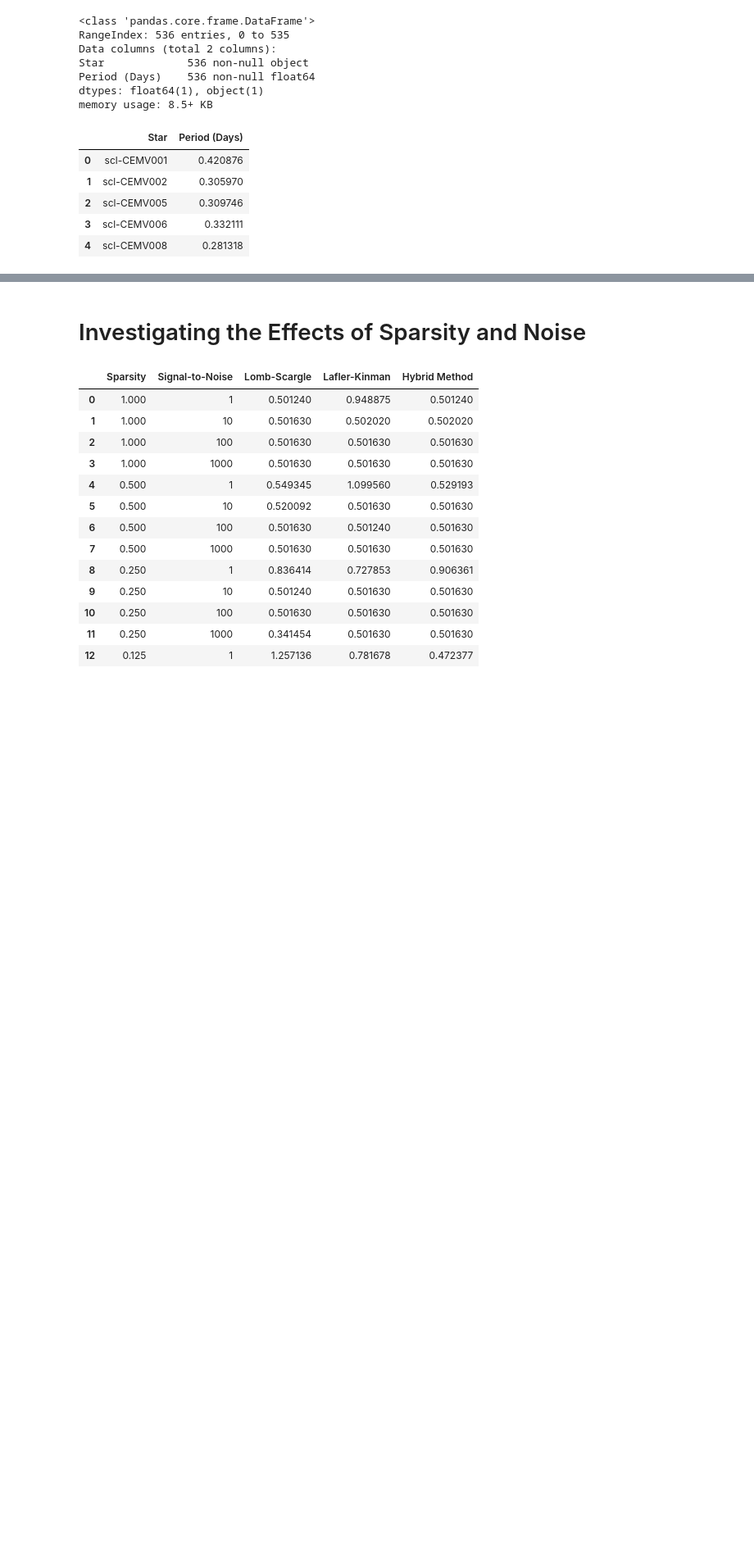
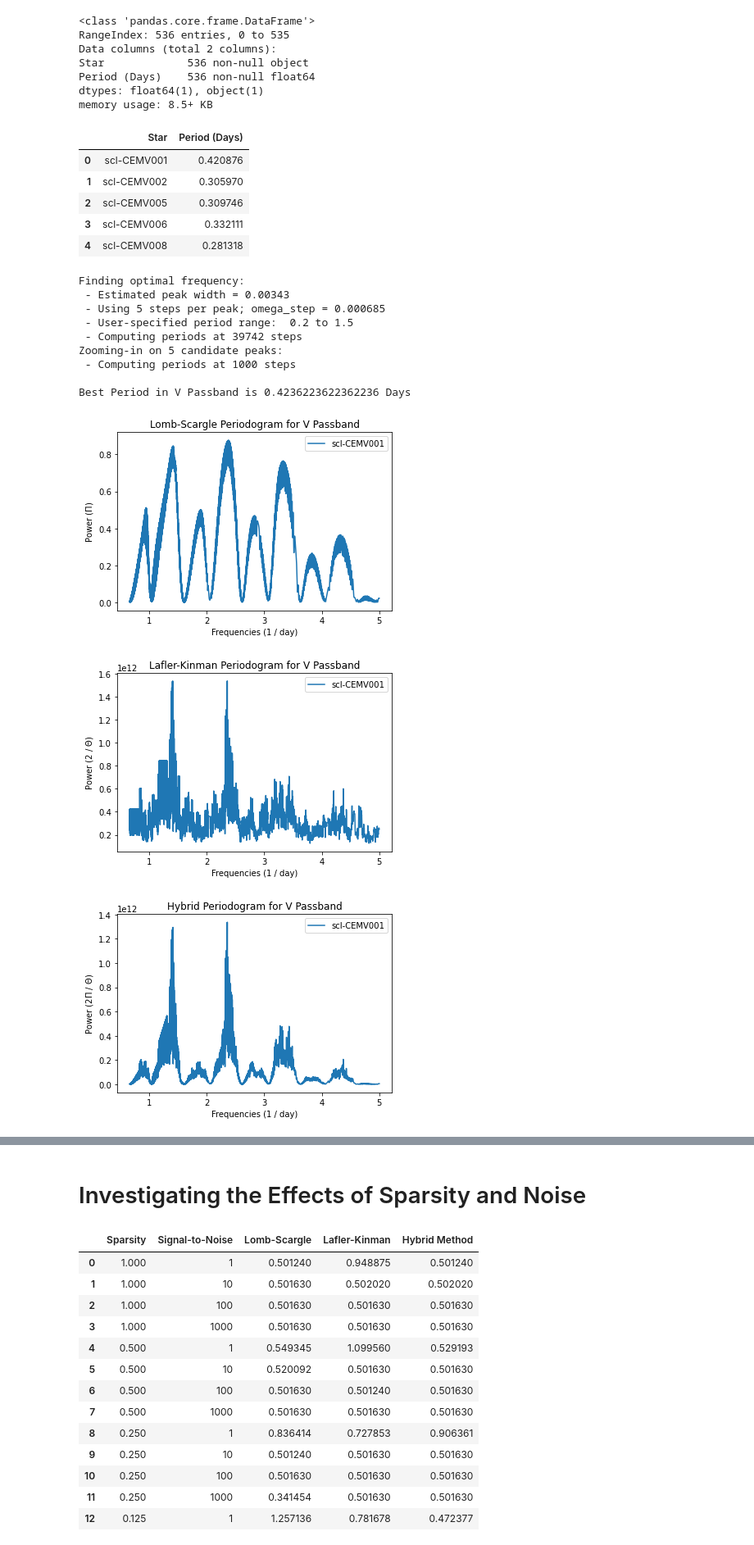
Before and after one commit to pranav-nagarajan/Variable-Stars, a Jupyter notebook: Period Analysis for Variable Stars.ipynb, the cells around one changed output, grey strips where cells are left out. Shown at 82% size. Cells and saved outputs as stored; diff of their text form; code cells hidden in the pictures; blank space fills up the shorter version.

Commit message:
Adding visualizations for Sculptor dataset

```diff
--- a/Period Analysis for Variable Stars.ipynb
+++ b/Period Analysis for Variable Stars.ipynb
@@ -445,6 +445,8 @@ sculptor_I.rename({'HJD-2400000.0 (I)' : 'HJD-2400000.0', 'Magnitude (I)' : 'Mag
 
 sculptor_photometry = pd.concat([sculptor_B, sculptor_V, sculptor_I], axis = 0)
 sculptor_photometry = sculptor_photometry.replace("---", np.nan).dropna()
+sculptor_photometry = sculptor_photometry.astype({"HJD-2400000.0" : 'float64', "Magnitude" : 'float64',
+                                                  "Uncertainty in Magnitude" : 'float64'})
 sculptor_photometry.to_csv('sculptor.csv', index = False)
 sculptor_photometry.head()
 # %% [output]
@@ -494,3 +496,19 @@ memory usage: 8.5+ KB
 | 2 | scl-CEMV005 | 0.309746 |
 | 3 | scl-CEMV006 | 0.332111 |
 | 4 | scl-CEMV008 | 0.281318 |
+# %%
+best_period_V001_V = plot_periodogram(sculptor_photometry, 'V', star = 'scl-CEMV001')[4];
+print(f"\nBest Period in V Passband is {best_period_V001_V} Days")
+# %% [output]
+Finding optimal frequency:
+ - Estimated peak width = 0.00343
+ - Using 5 steps per peak; omega_step = 0.000685
+ - User-specified period range:  0.2 to 1.5
+ - Computing periods at 39742 steps
+Zooming-in on 5 candidate peaks:
+ - Computing periods at 1000 steps
+
+Best Period in V Passband is 0.4236223622362236 Days
+[figure, added]
+[figure, added]
+[figure, added]
```
Also changed, not shown: parts of 1 cell of this notebook, 2 other files.
